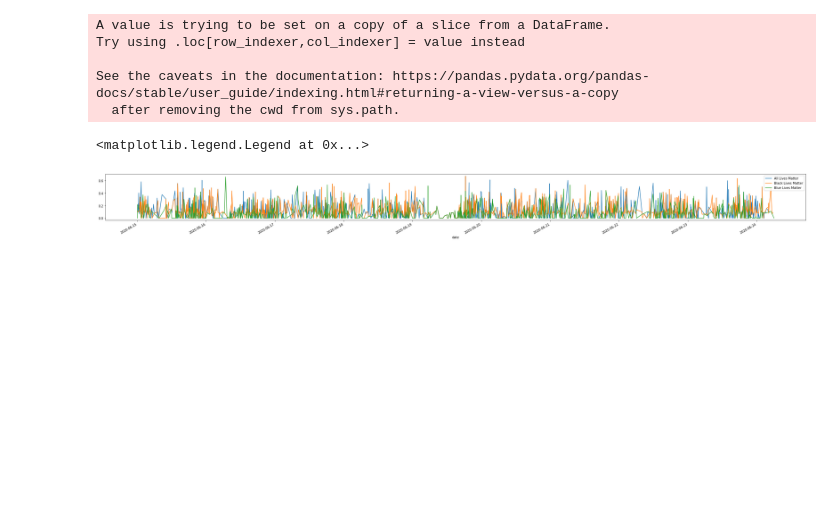
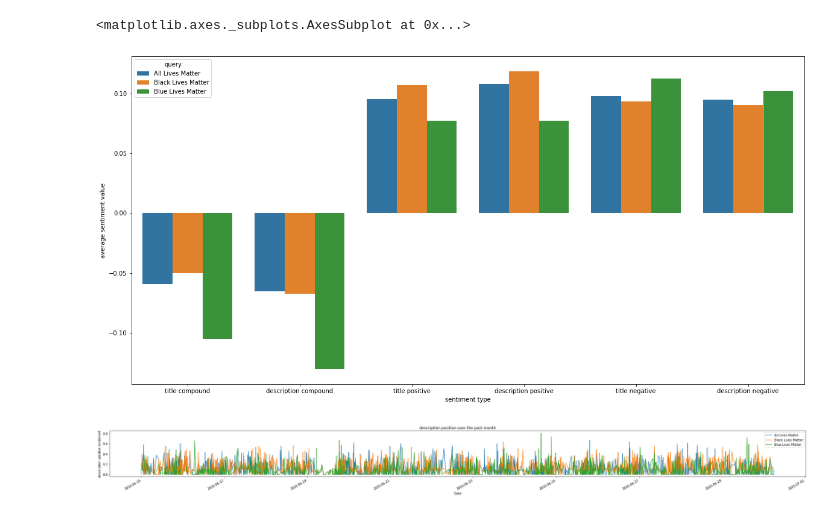
Before and after one commit to johnschulz/Research, a Jupyter notebook: addSentimentValues.ipynb, the cells around one changed output. Drawn from its saved outputs; the diff is of its cells as text; code cells hidden in the pictures; blank space fills up the shorter version.

```diff
--- a/addSentimentValues.ipynb
+++ b/addSentimentValues.ipynb
@@ -269,15 +238,22 @@ pd.DataFrame(apple_fplot)
+# %%
+averageSentiment = allData.groupby(['query'])['title compound','description compound', "title positive", "description positive", "title negative", "description negative"].mean().unstack()
+
+averageSentimentDf = pd.DataFrame(averageSentiment).reset_index()
+averageSentimentDf = averageSentimentDf.rename(columns={0:"average sentiment value", "level_0": "sentiment type"})
+f = plt.figure(figsize=(20,10))
+ax = plt.subplot(111)
+sns.barplot(x="sentiment type", y= "average sentiment value", data=averageSentimentDf, hue='query')
+# %% [output]
+<matplotlib.axes._subplots.AxesSubplot at 0x...>
+[figure, added]
 # %%
-f = plt.figure(figsize=(40,3))
-ax = plt.subplot(111)
-focus = 'description positive'
-allMData['date round'] = [x.strftime('%Y-%m-%d') for x in allMData['date']]
-allMData[allMData['date round'] > '2020-06-14'].groupby('query').plot(x='date', y=focus, ax = ax)
-plt.legend(['All Lives Matter', "Black Lives Matter", 'Blue Lives Matter'])
+def plotData(focus):
+    f = plt.figure(figsize=(40,3))
+    ax = plt.subplot(111)
+#     focus = 'description positive'
+    allData['date round'] = [x.strftime('%Y-%m-%d') for x in allData['date']]
+    allData[allData['date round'] > '2020-06-14'].groupby('query').plot(x='date', y=focus, ax = ax)
+    plt.ylabel(focus + ' sentiment')
+    plt.title(focus + " over the past month")
+    plt.xlabel("Date")
+    plt.legend(['All Lives Matter', "Black Lives Matter", 'Blue Lives Matter'])
-# %% [output]
-A value is trying to be set on a copy of a slice from a DataFrame.
-Try using .loc[row_indexer,col_indexer] = value instead
-
-See the caveats in the documentation: https://pandas.pydata.org/pandas-docs/stable/user_guide/indexing.html#returning-a-view-versus-a-copy
-  after removing the cwd from sys.path.
-<matplotlib.legend.Legend at 0x...>
-[figure, removed]
@@ -283,0 +270,4 @@ See the caveats in the documentation: https://pandas.pydata.org/pandas-docs/stab
+# %%
+plotData('description positive')
+# %% [output]
+[figure, added]
```
Also changed, not shown: parts of 31 cells of this notebook, 2 other files.
